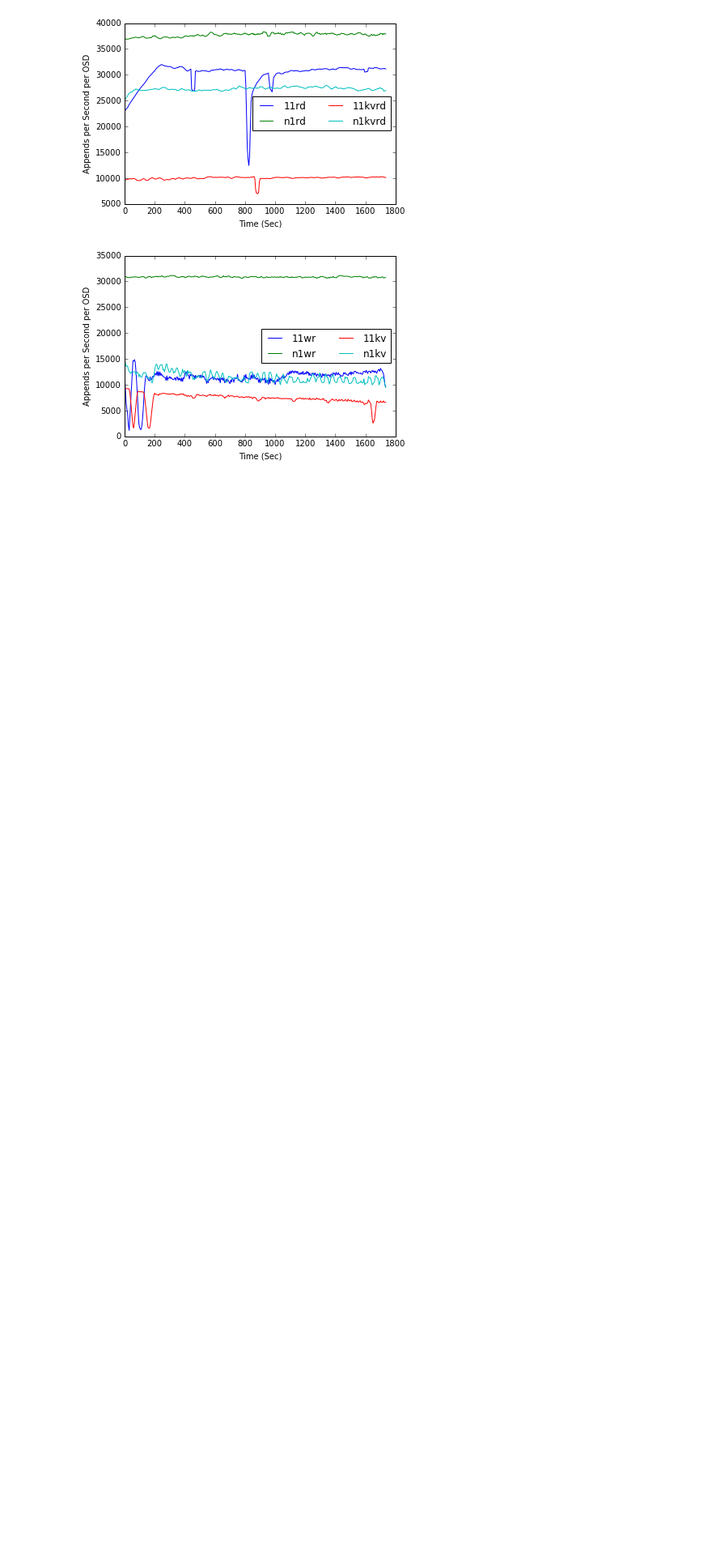
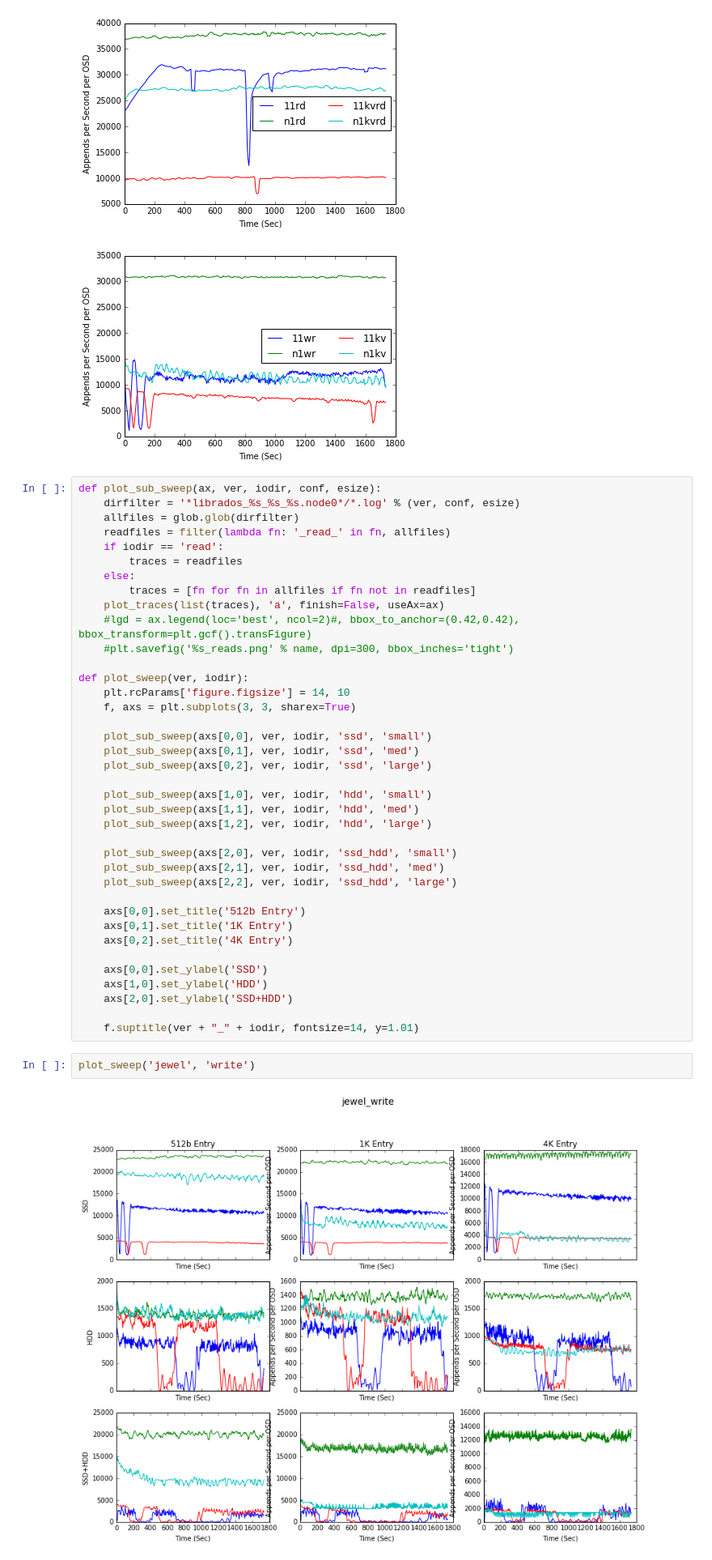
Before and after one commit to michaelsevilla/zlog-popper, a Jupyter notebook: experiments/basic-cls-rand-read/visualize.ipynb, the cells around one changed output. Shown at 81% size. Cells and saved outputs as stored; diff of their text form; blank space fills up the shorter version.

Commit message:
expr: add ipynb sweep viz
Signed-off-by: Noah Watkins <noahwatkins@gmail.com>

```diff
--- a/experiments/basic-cls-rand-read/visualize.ipynb
+++ b/experiments/basic-cls-rand-read/visualize.ipynb
@@ -125,3 +128,45 @@ plot_read_write(glob.glob('results.pd.librados_read_data_jrnl_nvme.pl1.05-19-201
 # %% [output]
 [figure]
 [figure]
+# %%
+def plot_sub_sweep(ax, ver, iodir, conf, esize):
+    dirfilter = '*librados_%s_%s_%s.node0*/*.log' % (ver, conf, esize)
+    allfiles = glob.glob(dirfilter)
+    readfiles = filter(lambda fn: '_read_' in fn, allfiles)
+    if iodir == 'read':
+        traces = readfiles
+    else:
+        traces = [fn for fn in allfiles if fn not in readfiles]
+    plot_traces(list(traces), 'a', finish=False, useAx=ax)
+    #lgd = ax.legend(loc='best', ncol=2)#, bbox_to_anchor=(0.42,0.42), bbox_transform=plt.gcf().transFigure)
+    #plt.savefig('%s_reads.png' % name, dpi=300, bbox_inches='tight')
+
+def plot_sweep(ver, iodir):
+    plt.rcParams['figure.figsize'] = 14, 10
+    f, axs = plt.subplots(3, 3, sharex=True)
+
+    plot_sub_sweep(axs[0,0], ver, iodir, 'ssd', 'small')
+    plot_sub_sweep(axs[0,1], ver, iodir, 'ssd', 'med')
+    plot_sub_sweep(axs[0,2], ver, iodir, 'ssd', 'large')
+
+    plot_sub_sweep(axs[1,0], ver, iodir, 'hdd', 'small')
+    plot_sub_sweep(axs[1,1], ver, iodir, 'hdd', 'med')
+    plot_sub_sweep(axs[1,2], ver, iodir, 'hdd', 'large')
+
+    plot_sub_sweep(axs[2,0], ver, iodir, 'ssd_hdd', 'small')
+    plot_sub_sweep(axs[2,1], ver, iodir, 'ssd_hdd', 'med')
+    plot_sub_sweep(axs[2,2], ver, iodir, 'ssd_hdd', 'large')
+
+    axs[0,0].set_title('512b Entry')
+    axs[0,1].set_title('1K Entry')
+    axs[0,2].set_title('4K Entry')
+
+    axs[0,0].set_ylabel('SSD')
+    axs[1,0].set_ylabel('HDD')
+    axs[2,0].set_ylabel('SSD+HDD')
+
+    f.suptitle(ver + "_" + iodir, fontsize=14, y=1.01)
+# %%
+plot_sweep('jewel', 'write')
+# %% [output]
+[figure, added]
```
Also changed, not shown: parts of 5 cells of this notebook.
